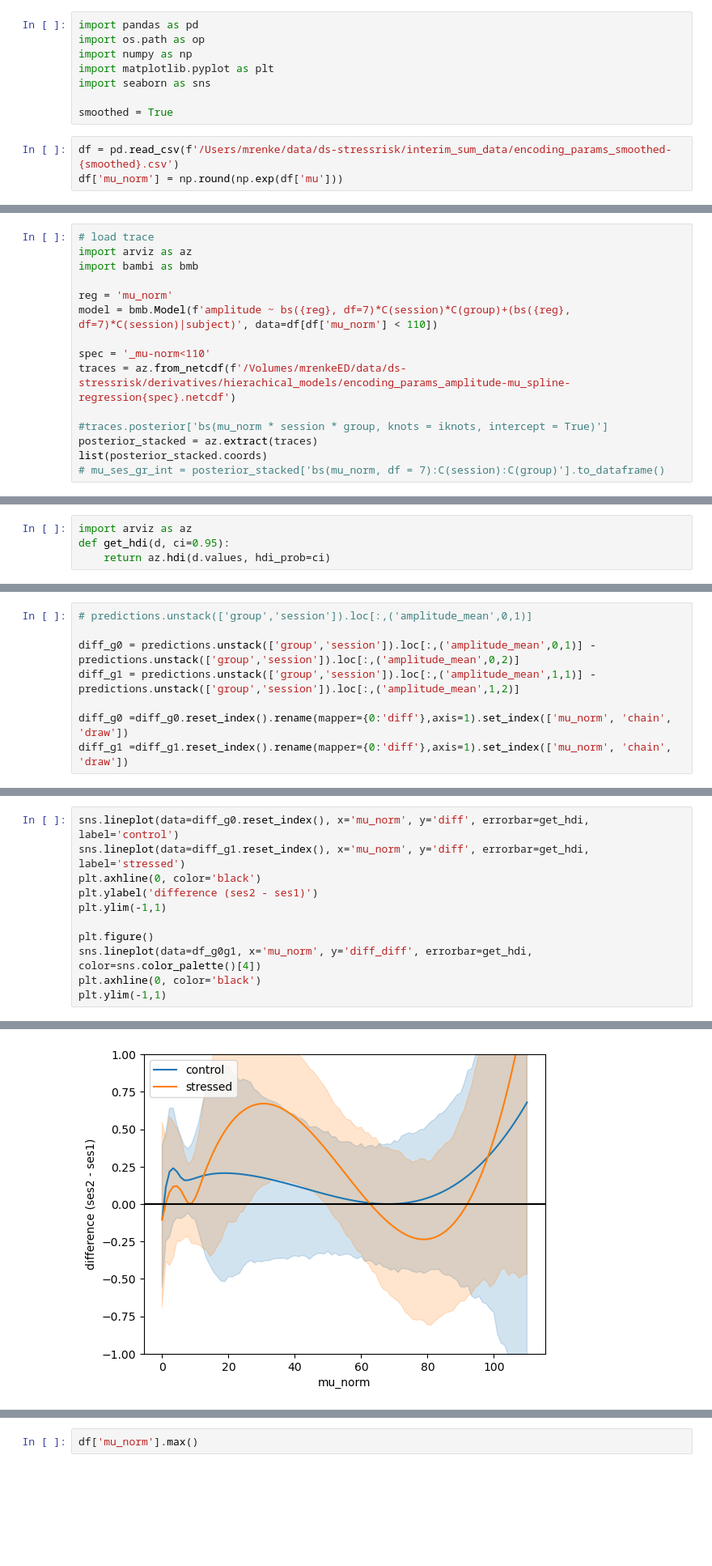
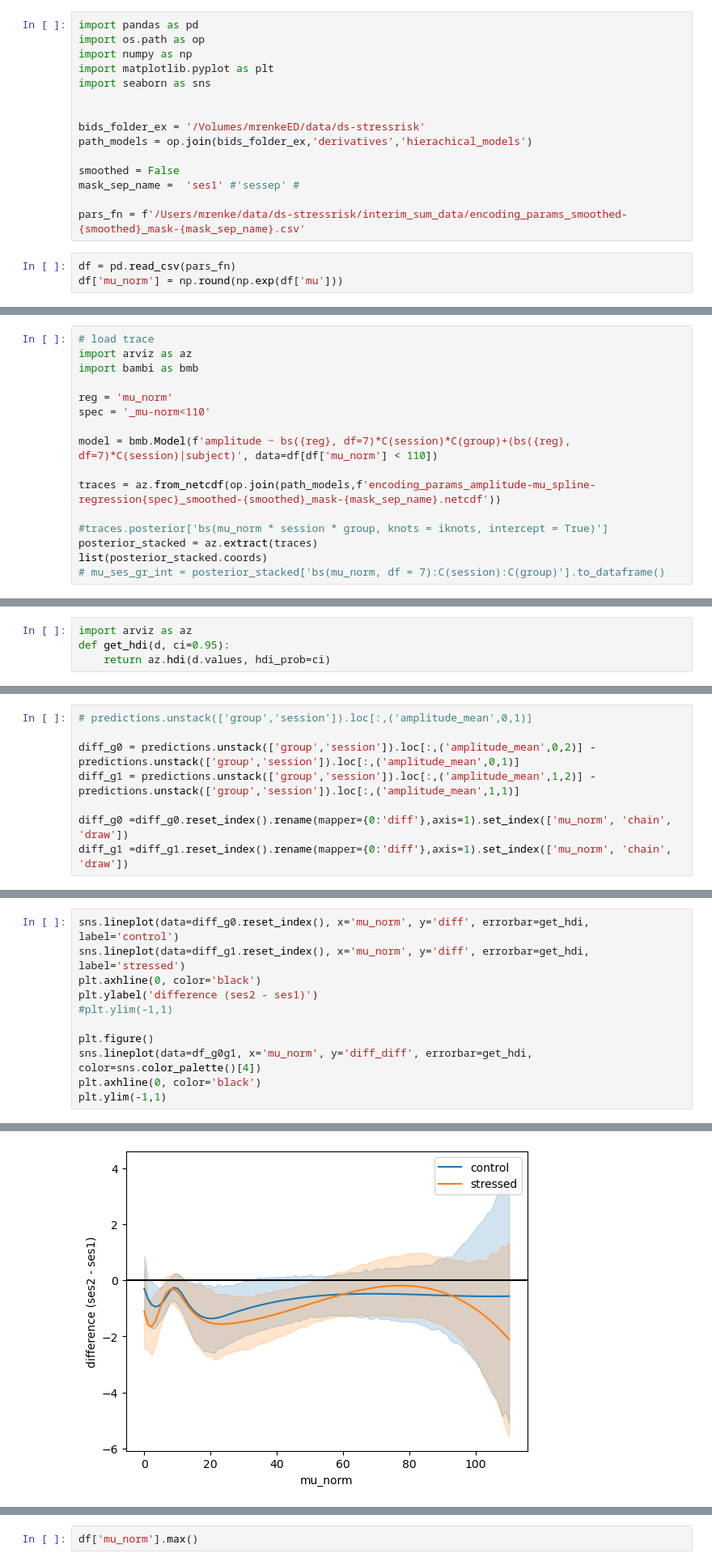
Before and after one commit to Gilles86/stress_risk, a Jupyter notebook: stress_risk/analyse_results/encoding_params_modeling.ipynb, the cells around one changed output, grey strips where cells are left out. Shown at 81% size. Drawn from its saved outputs; the diff is of its cells as text; blank space fills up the shorter version.

```diff
--- a/stress_risk/analyse_results/encoding_params_modeling.ipynb
+++ b/stress_risk/analyse_results/encoding_params_modeling.ipynb
@@ -5,9 +5,16 @@ import numpy as np
 import matplotlib.pyplot as plt
 import seaborn as sns
 
-smoothed = True
+
+bids_folder_ex = '/Volumes/mrenkeED/data/ds-stressrisk'
+path_models = op.join(bids_folder_ex,'derivatives','hierachical_models')
+
+smoothed = False
+mask_sep_name =  'ses1' #'sessep' #
+
+pars_fn = f'/Users/mrenke/data/ds-stressrisk/interim_sum_data/encoding_params_smoothed-{smoothed}_mask-{mask_sep_name}.csv'
 # %%
-df = pd.read_csv(f'/Users/mrenke/data/ds-stressrisk/interim_sum_data/encoding_params_smoothed-{smoothed}.csv')
+df = pd.read_csv(pars_fn)
 df['mu_norm'] = np.round(np.exp(df['mu']))
 # %%
 #bins = np.logspace(0,10,num=5, base=2.718)
@@ -83,10 +94,11 @@ import arviz as az
 import bambi as bmb
 
 reg = 'mu_norm'
+spec = '_mu-norm<110'
+
 model = bmb.Model(f'amplitude ~ bs({reg}, df=7)*C(session)*C(group)+(bs({reg}, df=7)*C(session)|subject)', data=df[df['mu_norm'] < 110])
 
-spec = '_mu-norm<110'
-traces = az.from_netcdf(f'/Volumes/mrenkeED/data/ds-stressrisk/derivatives/hierachical_models/encoding_params_amplitude-mu_spline-regression{spec}.netcdf')
+traces = az.from_netcdf(op.join(path_models,f'encoding_params_amplitude-mu_spline-regression{spec}_smoothed-{smoothed}_mask-{mask_sep_name}.netcdf'))
 
 #traces.posterior['bs(mu_norm * session * group, knots = iknots, intercept = True)']
 posterior_stacked = az.extract(traces)
@@ -168,8 +179,8 @@ plt.axhline(0, color='black')
 # %%
 # predictions.unstack(['group','session']).loc[:,('amplitude_mean',0,1)]
 
-diff_g0 = predictions.unstack(['group','session']).loc[:,('amplitude_mean',0,1)] - predictions.unstack(['group','session']).loc[:,('amplitude_mean',0,2)]
-diff_g1 = predictions.unstack(['group','session']).loc[:,('amplitude_mean',1,1)] - predictions.unstack(['group','session']).loc[:,('amplitude_mean',1,2)]
+diff_g0 = predictions.unstack(['group','session']).loc[:,('amplitude_mean',0,2)] - predictions.unstack(['group','session']).loc[:,('amplitude_mean',0,1)]
+diff_g1 = predictions.unstack(['group','session']).loc[:,('amplitude_mean',1,2)] - predictions.unstack(['group','session']).loc[:,('amplitude_mean',1,1)]
 
 diff_g0 =diff_g0.reset_index().rename(mapper={0:'diff'},axis=1).set_index(['mu_norm', 'chain', 'draw'])
 diff_g1 =diff_g1.reset_index().rename(mapper={0:'diff'},axis=1).set_index(['mu_norm', 'chain', 'draw'])
@@ -197,14 +208,14 @@ df_g0g1
 # %%
 sns.lineplot(data=diff_g0.reset_index(), x='mu_norm', y='diff', errorbar=get_hdi, label='control')
 sns.lineplot(data=diff_g1.reset_index(), x='mu_norm', y='diff', errorbar=get_hdi, label='stressed')
 plt.axhline(0, color='black')
 plt.ylabel('difference (ses2 - ses1)')
-plt.ylim(-1,1)
+#plt.ylim(-1,1)
 
 plt.figure()
 sns.lineplot(data=df_g0g1, x='mu_norm', y='diff_diff', errorbar=get_hdi, color=sns.color_palette()[4])
 plt.axhline(0, color='black')
 plt.ylim(-1,1)
 # %% [output]
 (-1.0, 1.0)
-[figure, old version]
+[figure, new version]
```
Also changed, not shown: parts of 11 cells of this notebook, 13 other files.
